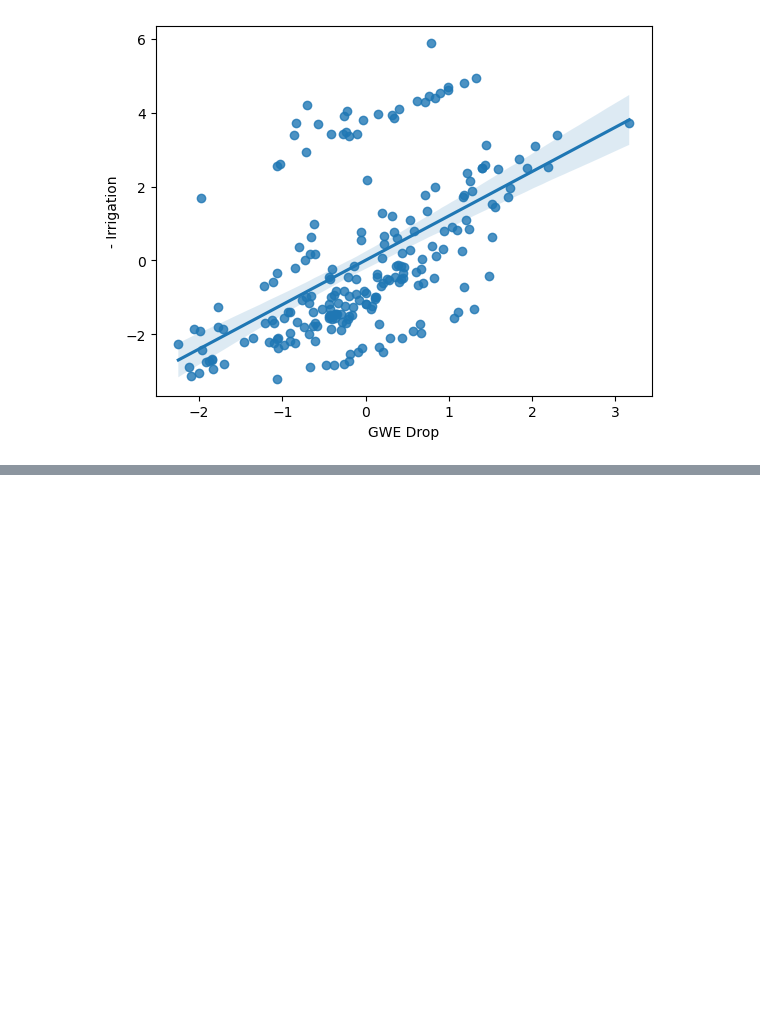
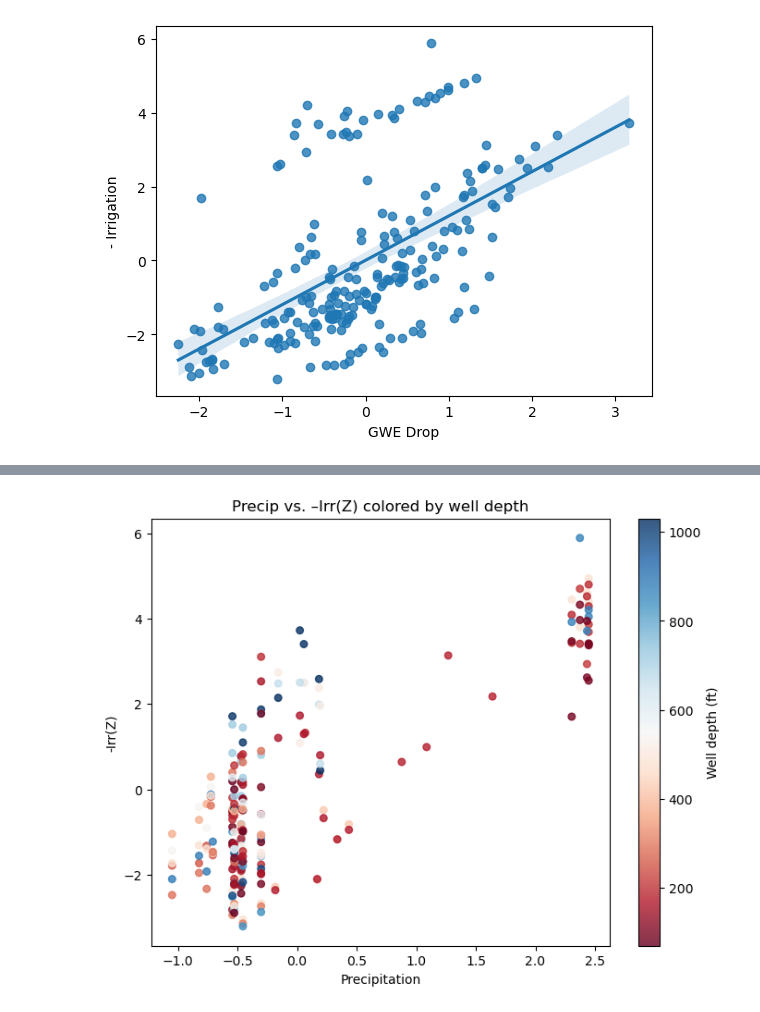
Before and after one commit to nicr0ss/DS-Honours, a Jupyter notebook: notebooks/ECOSTRESS.ipynb, the cells around one changed output, grey strips where cells are left out. Saved outputs shown, nothing was run; the diff lists cells and outputs as text; code cells hidden in the pictures; blank space fills up the shorter version.

```diff
--- a/notebooks/ECOSTRESS.ipynb
+++ b/notebooks/ECOSTRESS.ipynb
@@ -627,0 +643,25 @@ plt.show()
+# %%
+ecostress_depth = pd.merge(ecostress_2, buffers_gdf[["site_code", "well_depth"]], on="site_code")
+# %%
+years = [2018, 2019, 2020, 2021, 2022]
+
+# build X, Y and C arrays by concatenating each year’s data
+x_all = np.concatenate([ecostress_depth[f"precip_{y}"].values for y in years])
+y_all = np.concatenate([ecostress_depth[f"-Irr(Z)_{y}"].values for y in years])
+c_all = np.concatenate([ecostress_depth["well_depth"].values   for _ in years])
+
+# now plot them all at once, coloring by depth
+plt.figure(figsize=(8,6))
+sc = plt.scatter(x_all, y_all,
+                 c=c_all,
+                 cmap="RdBu",
+                 s=30,      # marker size
+                 alpha=0.8) # optional transparency
+
+plt.colorbar(sc, label="Well depth (ft)")
+plt.xlabel("Precipitation")
+plt.ylabel("-Irr(Z)")
+plt.title("Precip vs. –Irr(Z) colored by well depth")
+plt.show()
+# %% [output]
+[figure, added]
```
Also changed, not shown: parts of 3 cells of this notebook, 1 other file.
